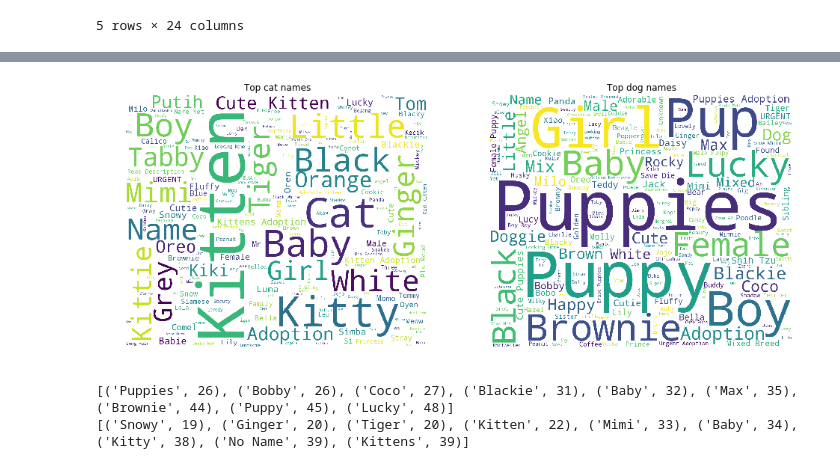
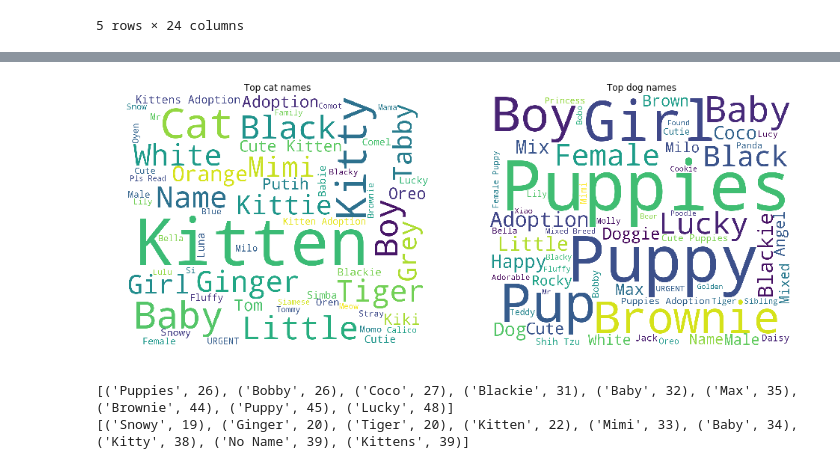
Before and after one commit to Loveker97/PetFinder, a Jupyter notebook: Name visualization.ipynb, the cells around one changed output, grey strips where cells are left out. Cells and saved outputs as stored; diff of their text form; code cells hidden in the pictures.

```diff
--- a/Name visualization.ipynb
+++ b/Name visualization.ipynb
@@ -53,30 +53,30 @@ memory usage: 2.9+ MB
 # %%
 all_data['Type'] = all_data['Type'].apply(lambda x: 'Dog' if x == 1 else 'Cat')
 # type 1 is dog and type 2 is cat
 
 # most of the data analysis is on all_data(include train and test data)
 
 # I think the wordcloud plot is pretty interesting, so I copied it here.
 fig, ax = plt.subplots(figsize = (16, 12))
 plt.subplot(1, 2, 1)
 text_cat = ' '.join(all_data.loc[all_data['Type'] == 'Cat', 'Name'].fillna('').values)
-wordcloud = WordCloud(max_font_size=None, background_color='white',
+wordcloud = WordCloud(max_font_size=None, background_color='white', max_words = 60,
                       width=1200, height=1000).generate(text_cat)
 plt.imshow(wordcloud)
 plt.title('Top cat names')
 plt.axis("off")
 
 plt.subplot(1, 2, 2)
 text_dog = ' '.join(all_data.loc[all_data['Type'] == 'Dog', 'Name'].fillna('').values)
-wordcloud = WordCloud(max_font_size=None, background_color='white',
+wordcloud = WordCloud(max_font_size=None, background_color='white', max_words = 60,
                       width=1200, height=1000).generate(text_dog)
 plt.imshow(wordcloud)
 plt.title('Top dog names')
 plt.axis("off")
 
 plt.show()
 # %% [output]
-[figure, old version]
+[figure, new version]
 # %%
 # now let's find the top names in both dog and cat
 d_train_dict = defaultdict(int)
```
Also changed, not shown: parts of 13 cells of this notebook.
